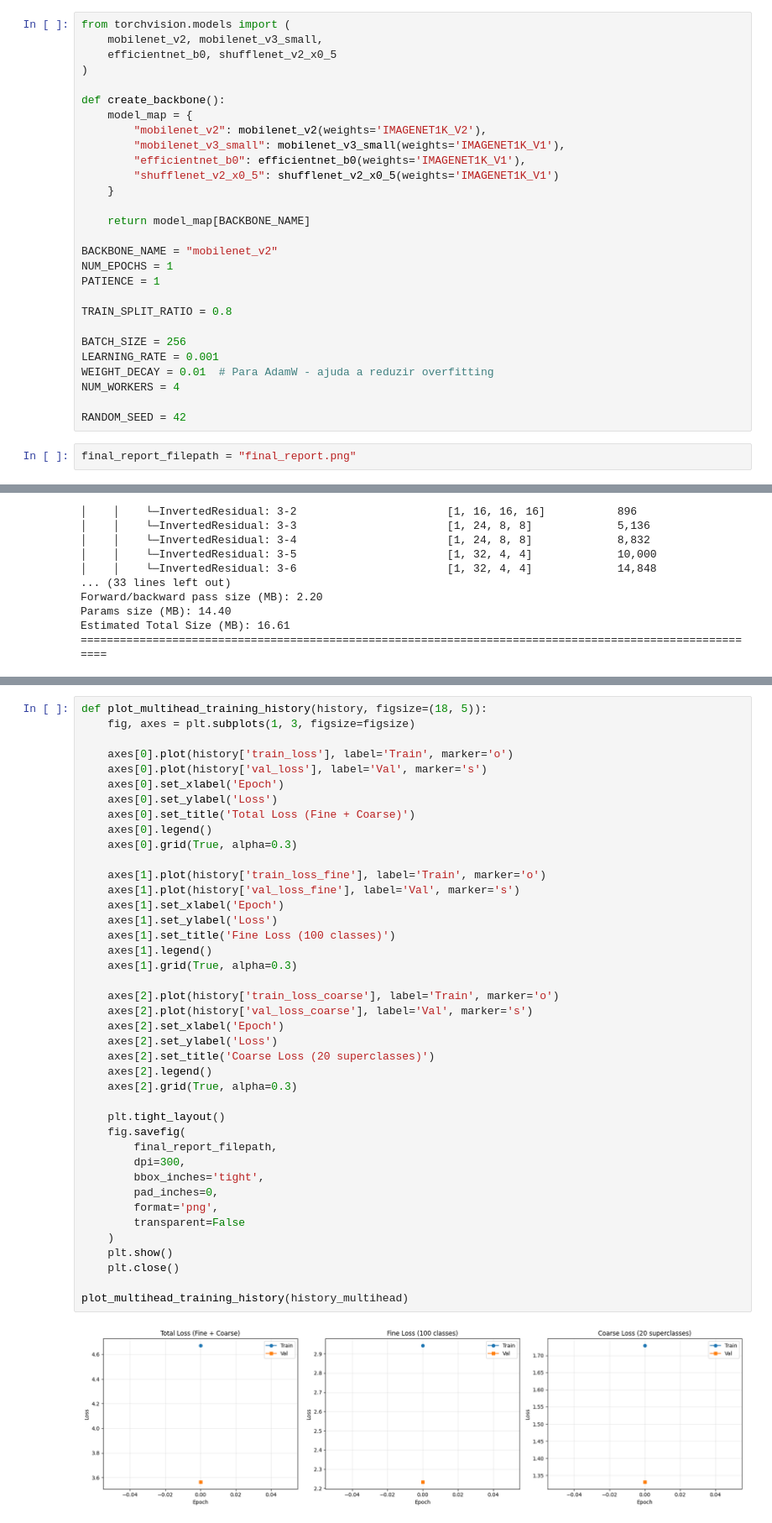
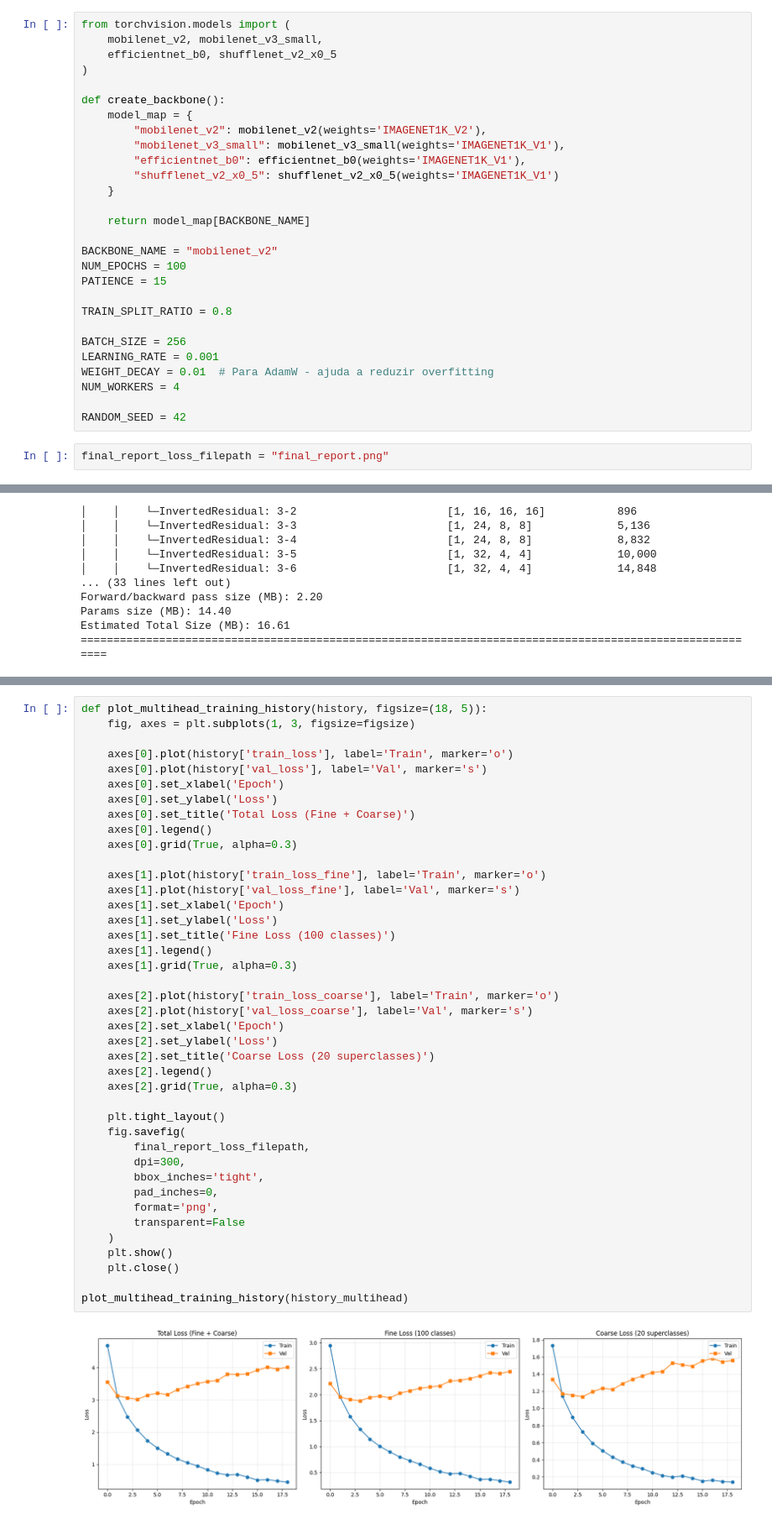
Before and after one commit to oliveirasWell/ufms-redes-neurais-2025, a Jupyter notebook: cifar100.ipynb, the cells around one changed output, grey strips where cells are left out. Shown at 84% size. Cells and saved outputs as stored; diff of their text form.

```diff
--- a/cifar100.ipynb
+++ b/cifar100.ipynb
@@ -17,8 +17,8 @@ def create_backbone():
     return model_map[BACKBONE_NAME]
 
 BACKBONE_NAME = "mobilenet_v2"
-NUM_EPOCHS = 1
-PATIENCE = 1
+NUM_EPOCHS = 100
+PATIENCE = 15
 
 TRAIN_SPLIT_RATIO = 0.8
 
@@ -29,7 +29,7 @@ NUM_WORKERS = 4
 
 RANDOM_SEED = 42
 # %%
-final_report_filepath = "final_report.png"
+final_report_loss_filepath = "final_report.png"
 # %%
 import re
 
@@ -923,35 +960,35 @@ def plot_multihead_training_history(history, figsize=(18, 5)):
 
     axes[1].plot(history['train_loss_fine'], label='Train', marker='o')
     axes[1].plot(history['val_loss_fine'], label='Val', marker='s')
     axes[1].set_xlabel('Epoch')
     axes[1].set_ylabel('Loss')
     axes[1].set_title('Fine Loss (100 classes)')
     axes[1].legend()
     axes[1].grid(True, alpha=0.3)
 
     axes[2].plot(history['train_loss_coarse'], label='Train', marker='o')
     axes[2].plot(history['val_loss_coarse'], label='Val', marker='s')
     axes[2].set_xlabel('Epoch')
     axes[2].set_ylabel('Loss')
     axes[2].set_title('Coarse Loss (20 superclasses)')
     axes[2].legend()
     axes[2].grid(True, alpha=0.3)
 
     plt.tight_layout()
     fig.savefig(
-        final_report_filepath,
+        final_report_loss_filepath,
         dpi=300,
         bbox_inches='tight',
         pad_inches=0,
         format='png',
         transparent=False
     )
     plt.show()
     plt.close()
 
 plot_multihead_training_history(history_multihead)
 # %% [output]
-[figure, old version]
+[figure, new version]
 # %%
 load_best_model(model_multihead, 'best_multihead_model.pth', device)
 
```
Also changed, not shown: parts of 15 cells of this notebook.
